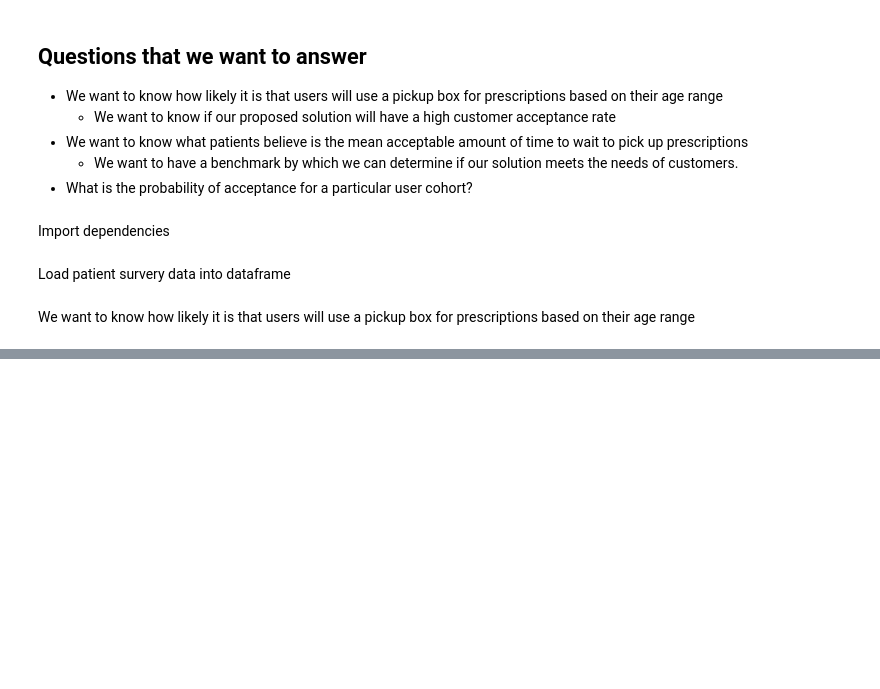
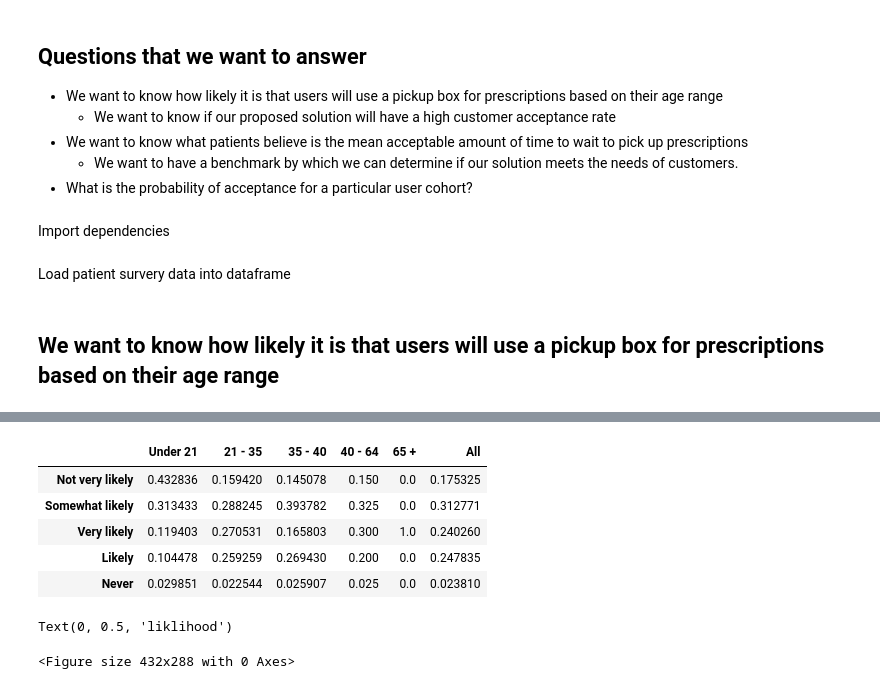
Before and after one commit to pharma-box/science, a Jupyter notebook: survey-analysis/patient-analysis.ipynb, the cells around one changed output, grey strips where cells are left out. Cells and saved outputs as stored; diff of their text form; code cells hidden in the pictures; blank space fills up the shorter version.

```diff
--- a/survey-analysis/patient-analysis.ipynb
+++ b/survey-analysis/patient-analysis.ipynb
@@ -32,7 +32,6 @@ def disp(df):
         df (dataframe): Dataframe
     """
     display(HTML(df.to_html()))
-    return df
 # %% [markdown]
 Load patient survery data into dataframe
 # %%
@@ -41,5 +45,5 @@ df = pd.read_csv(file_path)
 # %% [markdown]
-We want to know how likely it is that users will use a pickup box for prescriptions based on their age range
+## We want to know how likely it is that users will use a pickup box for prescriptions based on their age range
 # %%
 ages = ["Under 21", "21 - 35", "35 - 40", "40 - 64", "65 +"]
 col_name = "How likely are you to use an automated pick-up locker to pick up your prescriptions?"
@@ -52,7 +56,7 @@ for idx, age in enumerate(ages):
     counts = frame[col_name].value_counts()
     counts = counts.to_frame()
     counts.plot.barh()
-    plt.suptitle(str(age))
+    plt.suptitle(str("Count of Respondants " + age))
     plt.xlabel("Count of Respondants")
     plt.ylabel("liklihood")
     counts.rename(
@@ -94,3 +98,31 @@ Text(0, 0.5, 'liklihood')
 [drawing not drawn]
 <Figure size 432x288 with 0 Axes>
 [drawing not drawn]
+# %%
+df_probs = df_counts
+tot_counts = df[col_name].value_counts()
+tot_counts = tot_counts.to_frame()
+
+df_probs["All"] = tot_counts[col_name]
+
+df_probs["All"] = df_probs["All"] / np.sum(df_probs["All"])
+
+for age in ages:
+    sum = np.sum(df_probs[age])
+    df_probs[age] = df_probs[age] / sum
+
+disp(df_probs)
+plt.figure()
+df_probs.plot.bar()
+plt.suptitle("Liklihood Responses by Age")
+plt.xlabel("Probability")
+plt.ylabel("liklihood")
+# %% [output]
+|  | Under 21 | 21 - 35 | 35 - 40 | 40 - 64 | 65 + | All |
+| Not very likely | 0.432836 | 0.159420 | 0.145078 | 0.150 | 0.0 | 0.175325 |
+| Somewhat likely | 0.313433 | 0.288245 | 0.393782 | 0.325 | 0.0 | 0.312771 |
+| Very likely | 0.119403 | 0.270531 | 0.165803 | 0.300 | 1.0 | 0.240260 |
+| Likely | 0.104478 | 0.259259 | 0.269430 | 0.200 | 0.0 | 0.247835 |
+| Never | 0.029851 | 0.022544 | 0.025907 | 0.025 | 0.0 | 0.023810 |
+Text(0, 0.5, 'liklihood')
+<Figure size 432x288 with 0 Axes>
```
Also changed, not shown: parts of 2 cells of this notebook.
